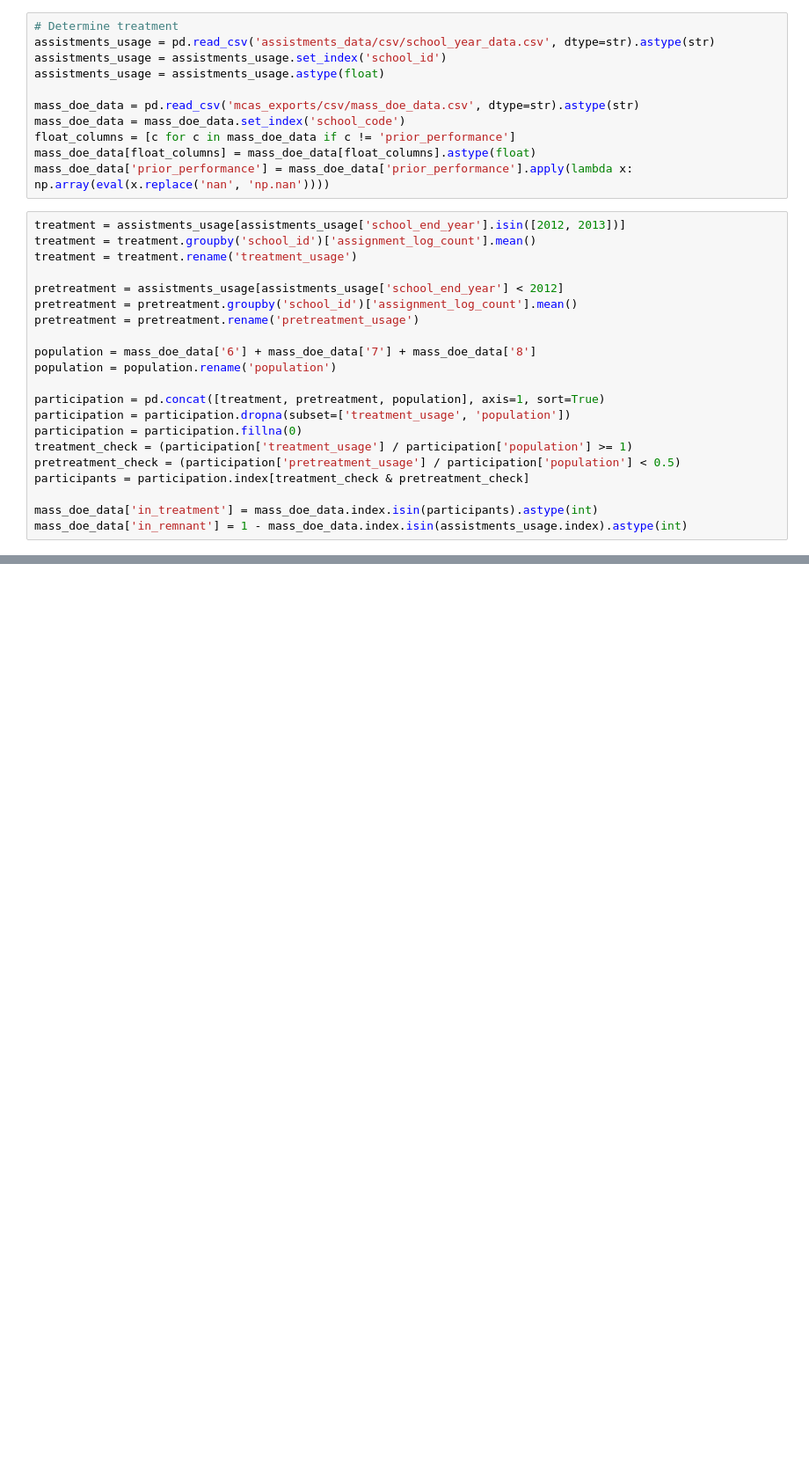
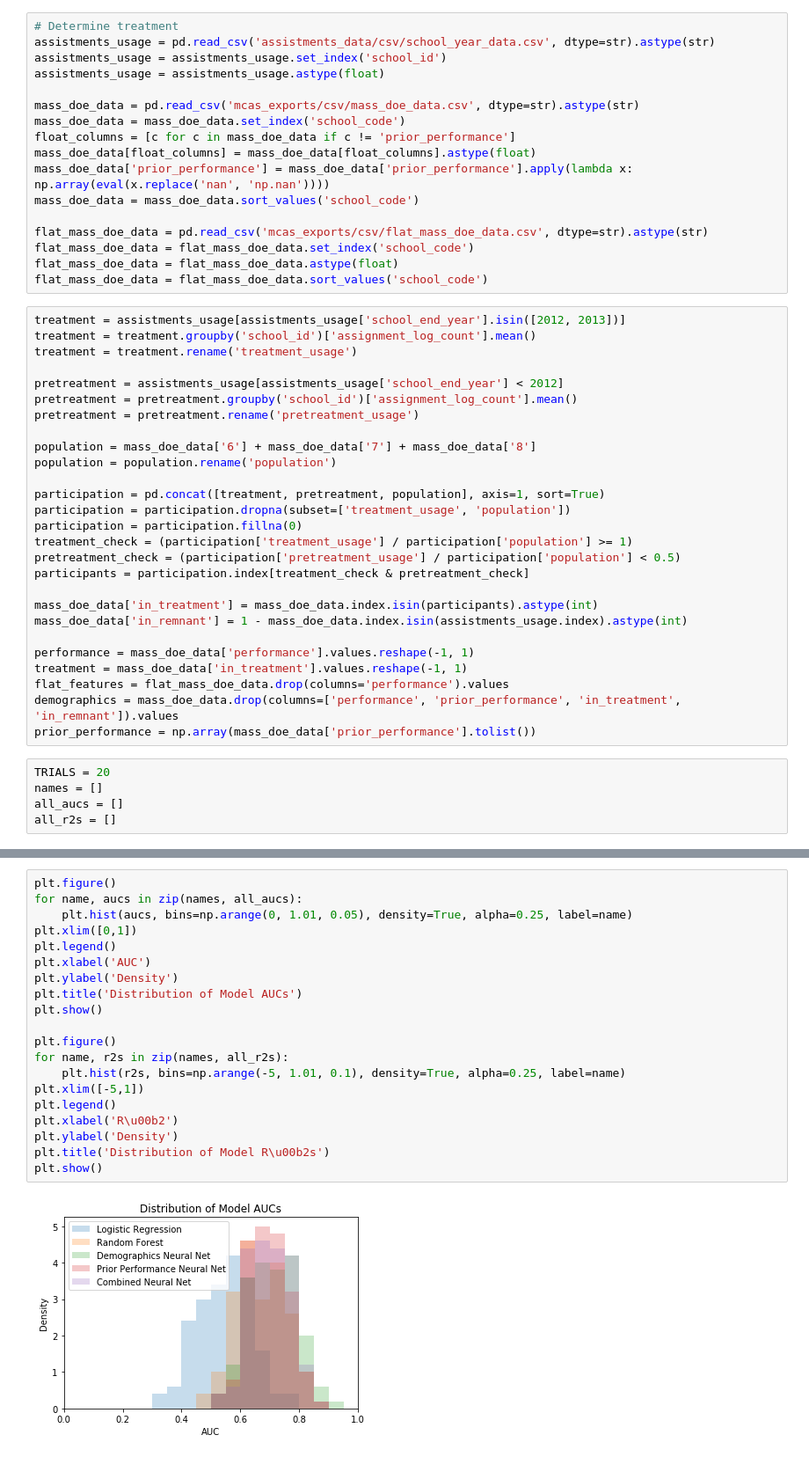
Before and after one commit to adamSales/massachusetts_observational_study, a Jupyter notebook: massachusetts_observational_study/2012-2013/propensity_score_matching.ipynb, the cells around one changed output, grey strips where cells are left out. Shown at 88% size. Cells and saved outputs as stored; diff of their text form; blank space fills up the shorter version.

Commit message:
exporting files nad working on propensity score

```diff
--- a/massachusetts_observational_study/2012-2013/propensity_score_matching.ipynb
+++ b/massachusetts_observational_study/2012-2013/propensity_score_matching.ipynb
@@ -30,6 +31,12 @@ mass_doe_data = mass_doe_data.set_index('school_code')
 float_columns = [c for c in mass_doe_data if c != 'prior_performance']
 mass_doe_data[float_columns] = mass_doe_data[float_columns].astype(float)
 mass_doe_data['prior_performance'] = mass_doe_data['prior_performance'].apply(lambda x: np.array(eval(x.replace('nan', 'np.nan'))))
+mass_doe_data = mass_doe_data.sort_values('school_code')
+
+flat_mass_doe_data = pd.read_csv('mcas_exports/csv/flat_mass_doe_data.csv', dtype=str).astype(str)
+flat_mass_doe_data = flat_mass_doe_data.set_index('school_code')
+flat_mass_doe_data = flat_mass_doe_data.astype(float)
+flat_mass_doe_data = flat_mass_doe_data.sort_values('school_code')
 # %%
 treatment = assistments_usage[assistments_usage['school_end_year'].isin([2012, 2013])]
 treatment = treatment.groupby('school_id')['assignment_log_count'].mean()
@@ -51,3 +58,14 @@ participants = participation.index[treatment_check & pretreatment_check]
 
 mass_doe_data['in_treatment'] = mass_doe_data.index.isin(participants).astype(int)
 mass_doe_data['in_remnant'] = 1 - mass_doe_data.index.isin(assistments_usage.index).astype(int)
+
+performance = mass_doe_data['performance'].values.reshape(-1, 1)
+treatment = mass_doe_data['in_treatment'].values.reshape(-1, 1)
+flat_features = flat_mass_doe_data.drop(columns='performance').values
+demographics = mass_doe_data.drop(columns=['performance', 'prior_performance', 'in_treatment', 'in_remnant']).values
+prior_performance = np.array(mass_doe_data['prior_performance'].tolist())
+# %%
+TRIALS = 20
+names = []
+all_aucs = []
+all_r2s = []
@@ -134,0 +481,22 @@ Model R² = -10.7
+# %%
+plt.figure()
+for name, aucs in zip(names, all_aucs):
+    plt.hist(aucs, bins=np.arange(0, 1.01, 0.05), density=True, alpha=0.25, label=name)
+plt.xlim([0,1])
+plt.legend()
+plt.xlabel('AUC')
+plt.ylabel('Density')
+plt.title('Distribution of Model AUCs')
+plt.show()
+
+plt.figure()
+for name, r2s in zip(names, all_r2s):
+    plt.hist(r2s, bins=np.arange(-5, 1.01, 0.1), density=True, alpha=0.25, label=name)
+plt.xlim([-5,1])
+plt.legend()
+plt.xlabel('R\u00b2')
+plt.ylabel('Density')
+plt.title('Distribution of Model R\u00b2s')
+plt.show()
+# %% [output]
+[figure, added]
```
Also changed, not shown: parts of 9 cells of this notebook, 5 other files.
